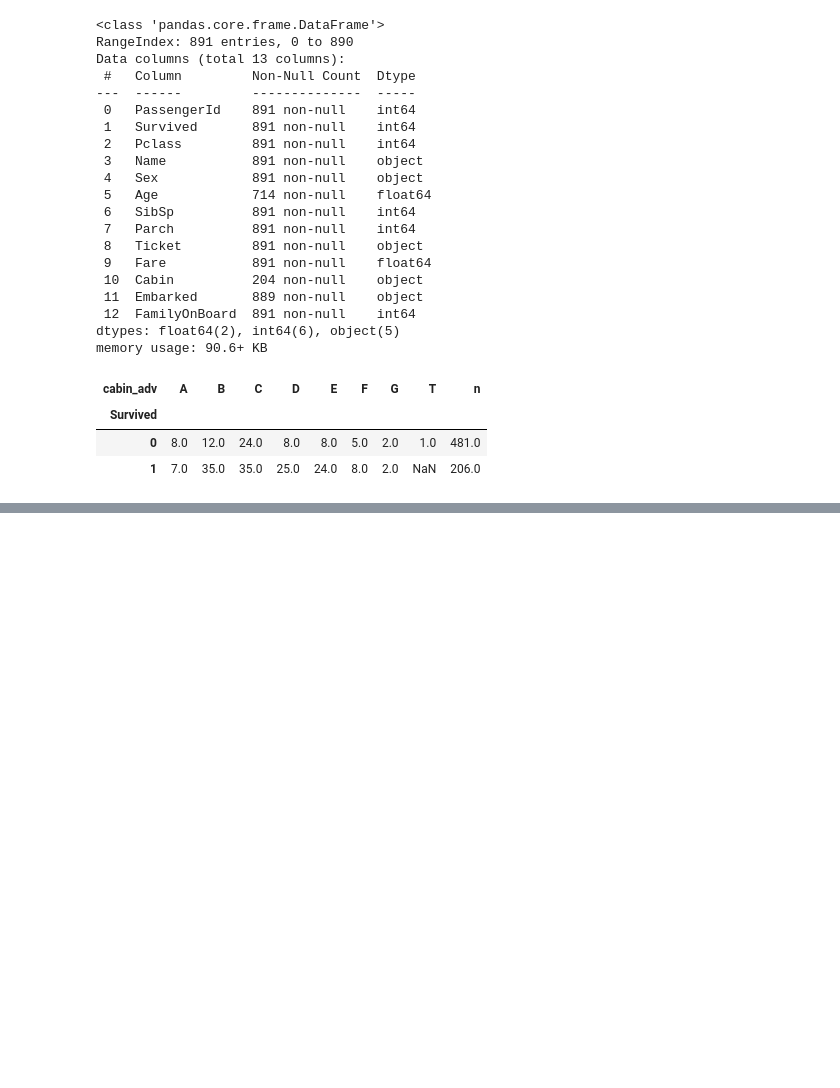
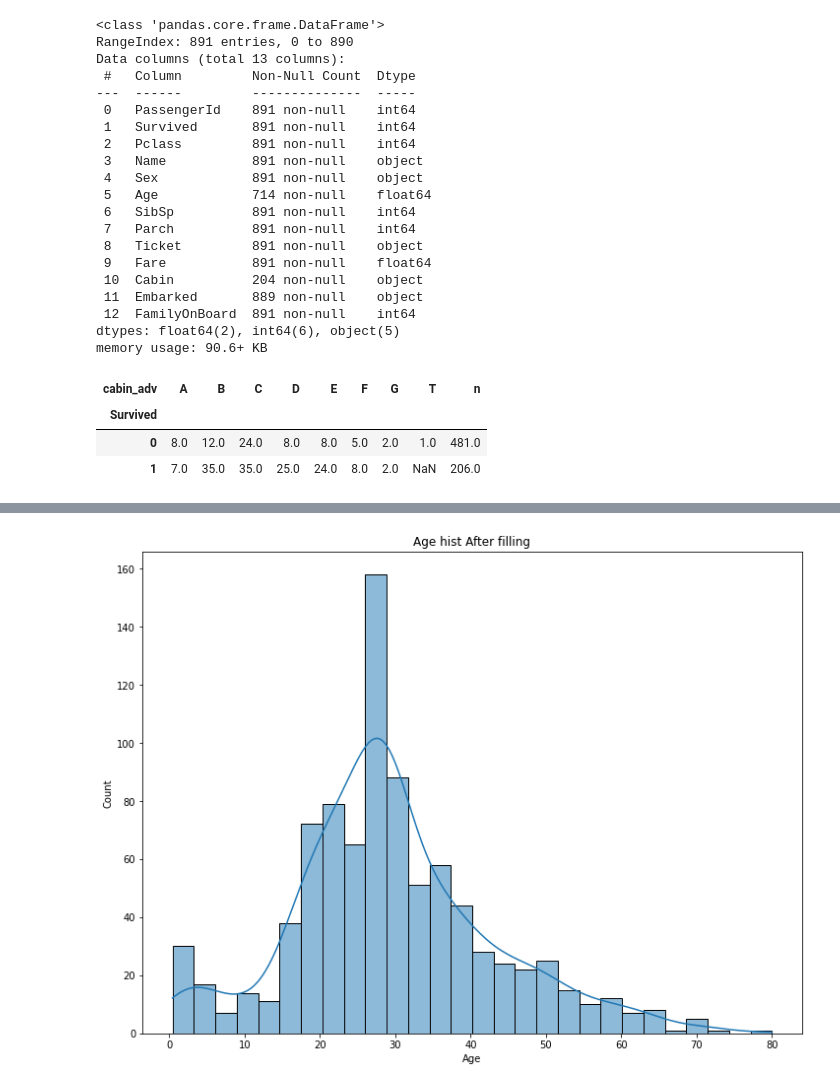
Before and after one commit to Abdurrazakli/pet-finder-popularity-ml, a Jupyter notebook: project.ipynb, the cells around one changed output, grey strips where cells are left out. Saved outputs shown, nothing was run; the diff lists cells and outputs as text; code cells hidden in the pictures; blank space fills up the shorter version.

```diff
--- a/project.ipynb
+++ b/project.ipynb
@@ -243,0 +256,4 @@ pd.pivot_table(train_df,index='Survived',columns='cabin_adv', values = 'Name', a
+# %%
+def fill_empty_Median(dataFrame, column, groupColumns ):
+    dataFrame[column] = dataFrame[column].fillna(dataFrame.groupby(groupColumns)[column].transform('median'))
+    return dataFrame[column]
@@ -243,0 +267,6 @@ pd.pivot_table(train_df,index='Survived',columns='cabin_adv', values = 'Name', a
+# %%
+train_df['Age'] = fill_empty_Median(train_df, "Age", ['FamilyOnBoard', 'Sex', 'Pclass', 'Fare'])
+train_df['Age'] = train_df['Age'].fillna(train_df['Age'].median())
+
+test_df['Age'] = fill_empty_Median(test_df, "Age", ['FamilyOnBoard', 'Sex', 'Pclass', 'Fare'])
+test_df['Age'] = test_df['Age'].fillna(test_df['Age'].median())
@@ -243,0 +295,7 @@ pd.pivot_table(train_df,index='Survived',columns='cabin_adv', values = 'Name', a
+# %%
+fig = plt.figure(figsize = (12,9))
+sns.histplot(train_df["Age"], kde=True, palette='BuPu_r')
+plt.title('Age hist After filling')
+plt.show()
+# %% [output]
+[figure, added]
```
Also changed, not shown: parts of 9 cells of this notebook, 1 other file.
